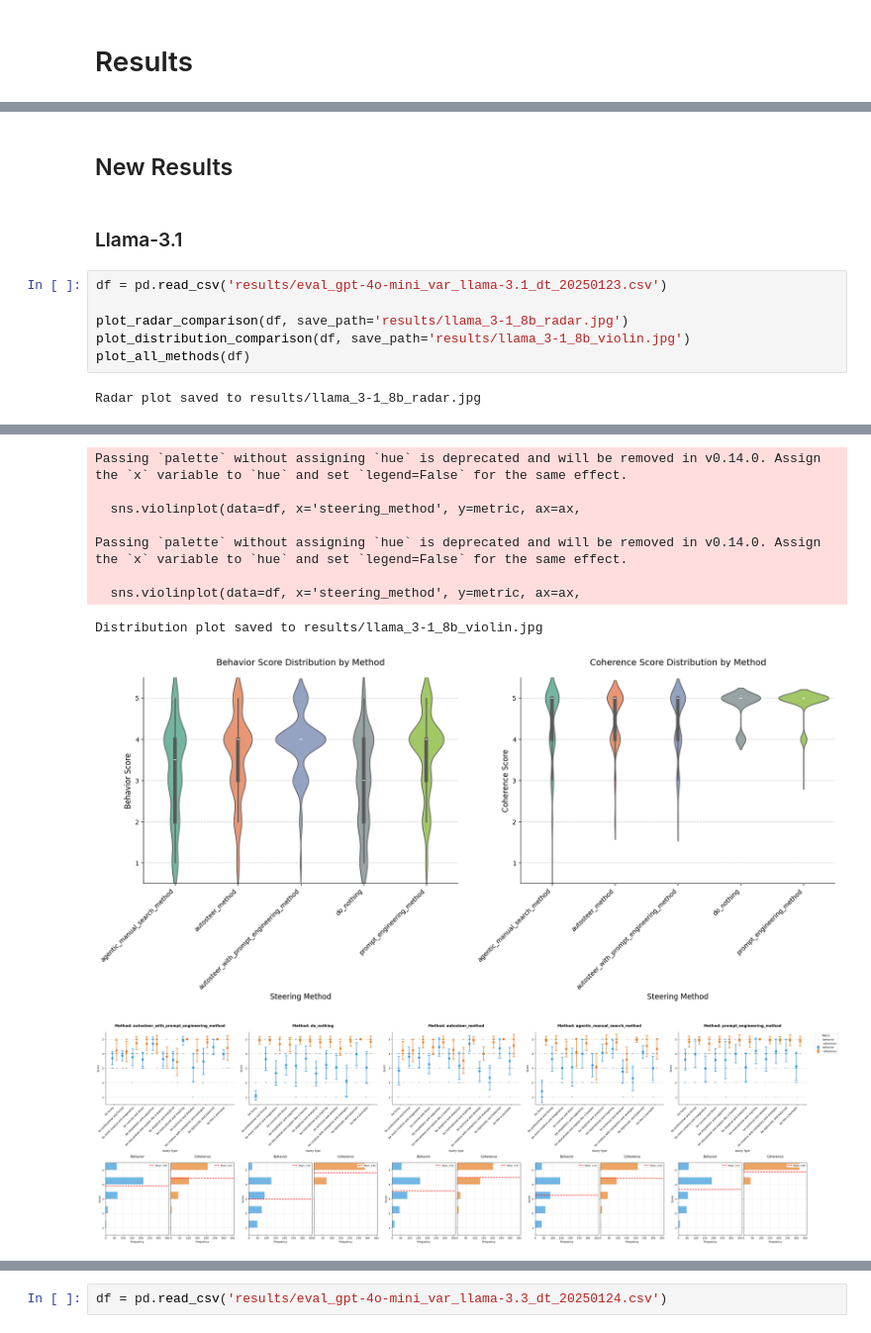
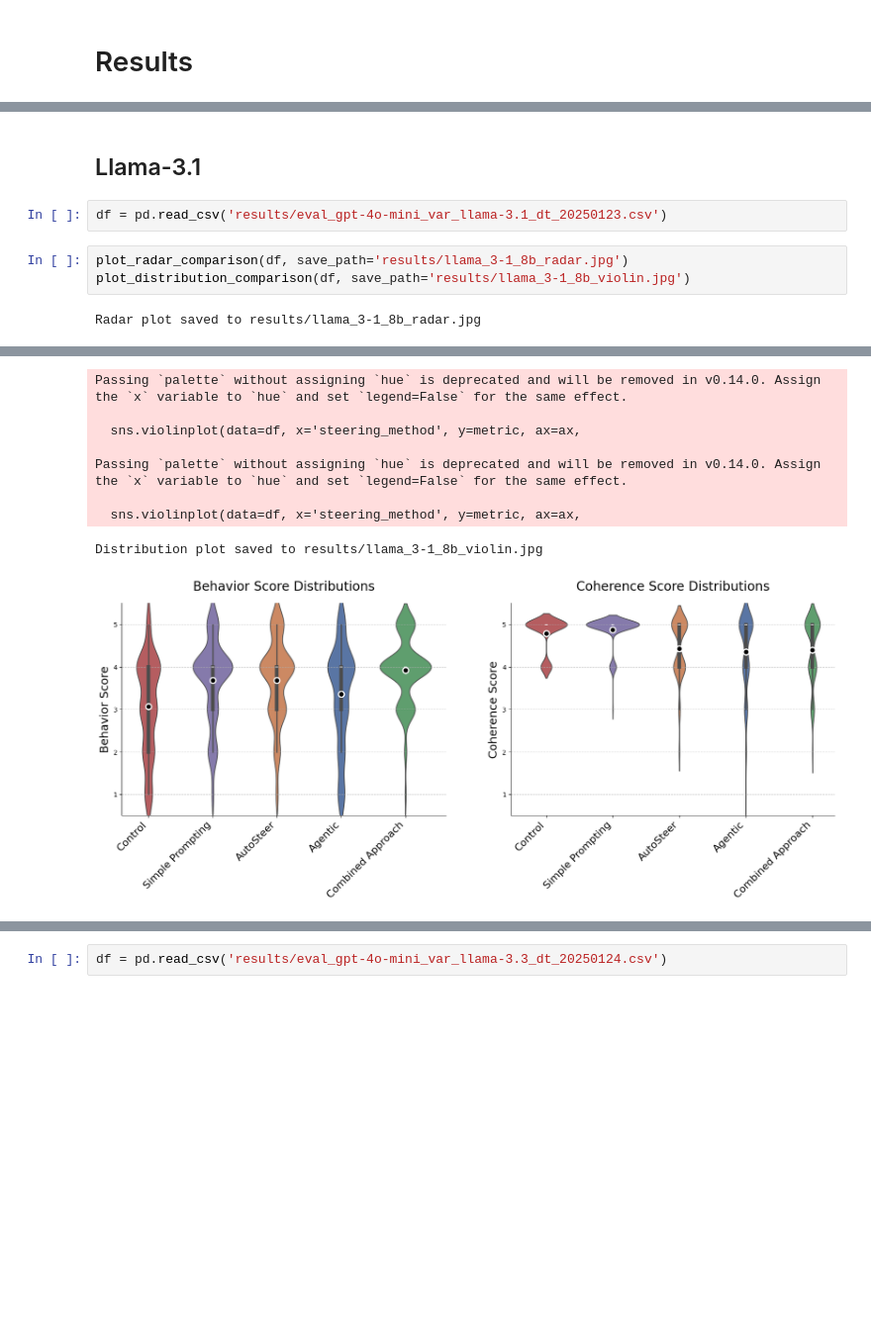
Before and after one commit to Eitan-Sprejer/GoodFire-Autosteer-Evaluation, a Jupyter notebook: testing.ipynb, the cells around one changed output, grey strips where cells are left out. Shown at 99% size. Saved outputs shown, nothing was run; the diff lists cells and outputs as text; blank space fills up the shorter version.

Commit message:
Clean up, updated plots

```diff
--- a/testing.ipynb
+++ b/testing.ipynb
@@ -341,15 +192,12 @@ def plot_violin(df: pd.DataFrame, metric: str, ax: plt.Axes, method_colors):
     ax.grid(axis='y', linestyle='--', alpha=0.7)
     ax.spines['top'].set_visible(False)
     ax.spines['right'].set_visible(False)
-# %% [markdown]
-## New Results
 # %% [markdown]
-### Llama-3.1
+## Llama-3.1
+# %%
+df = pd.read_csv('results/eval_gpt-4o-mini_var_llama-3.1_dt_20250123.csv')
 # %%
-df = pd.read_csv('results/eval_gpt-4o-mini_var_llama-3.1_dt_20250123.csv')
-
 plot_radar_comparison(df, save_path='results/llama_3-1_8b_radar.jpg')
 plot_distribution_comparison(df, save_path='results/llama_3-1_8b_violin.jpg')
-plot_all_methods(df)
 # %% [output]
 Radar plot saved to results/llama_3-1_8b_radar.jpg
@@ -357,11 +205,10 @@ Radar plot saved to results/llama_3-1_8b_radar.jpg
 Passing `palette` without assigning `hue` is deprecated and will be removed in v0.14.0. Assign the `x` variable to `hue` and set `legend=False` for the same effect.
 
   sns.violinplot(data=df, x='steering_method', y=metric, ax=ax,
 
 Passing `palette` without assigning `hue` is deprecated and will be removed in v0.14.0. Assign the `x` variable to `hue` and set `legend=False` for the same effect.
 
   sns.violinplot(data=df, x='steering_method', y=metric, ax=ax,
 Distribution plot saved to results/llama_3-1_8b_violin.jpg
-[figure, old version]
+[figure, new version]
-[figure, removed]
 # %% [markdown]
```
Also changed, not shown: parts of 13 cells of this notebook.
